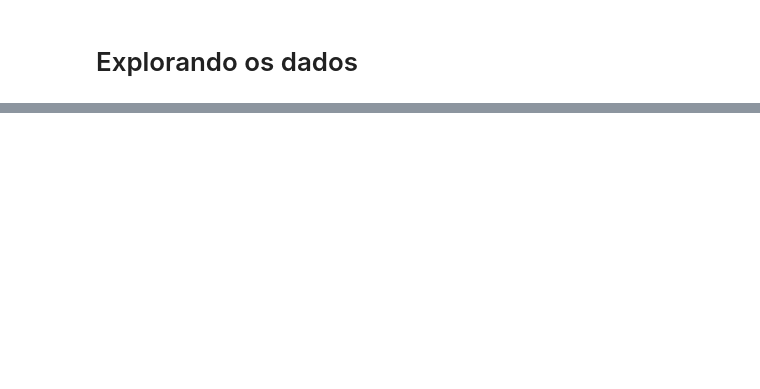
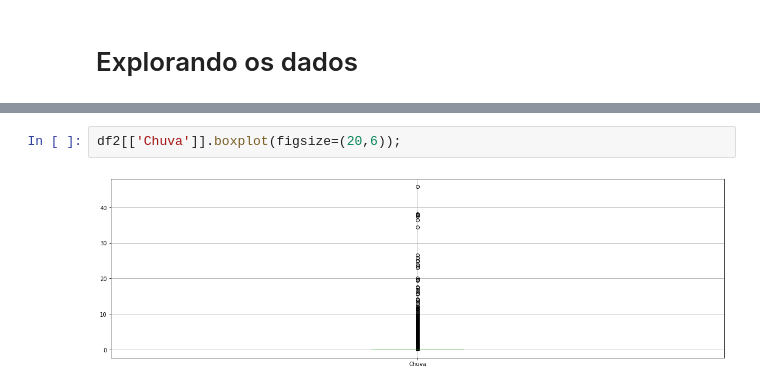
Before and after one commit to thamirisbrandao/rain-prediction-machine, a Jupyter notebook: notebooks/victor_exp_2.ipynb, the cells around one changed output, grey strips where cells are left out. Saved outputs shown, nothing was run; the diff lists cells and outputs as text; blank space fills up the shorter version.

```diff
--- a/notebooks/victor_exp_2.ipynb
+++ b/notebooks/victor_exp_2.ipynb
@@ -116,0 +140,4 @@ imputer.fit_transform(df2[['Rajada.vento', 'Vel.vento', 'Dir.vento']])
+# %%
+df2[['Chuva']].boxplot(figsize=(20,6));
+# %% [output]
+[figure, added]
```
Also changed, not shown: parts of 49 cells of this notebook, 1 other file.
